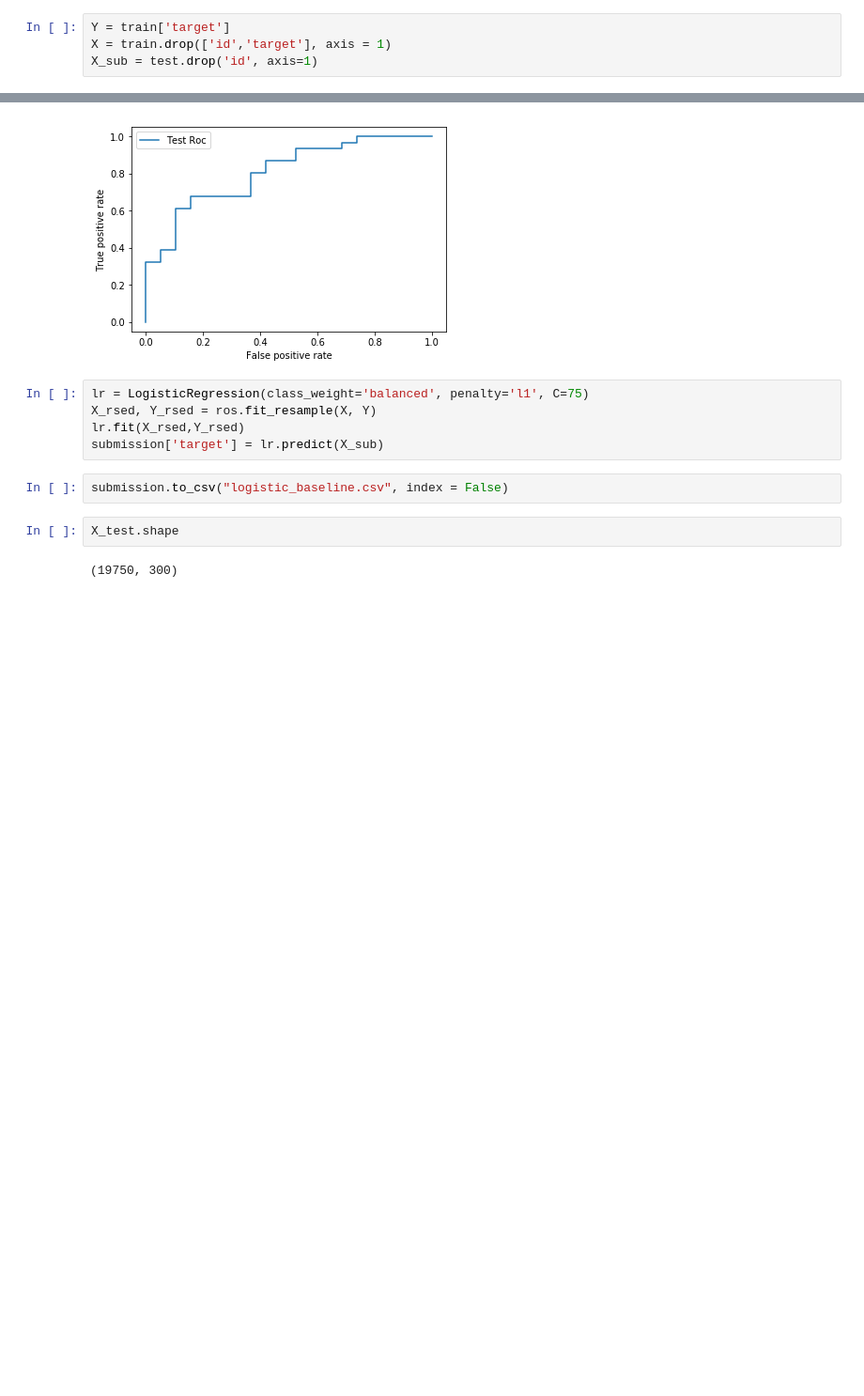
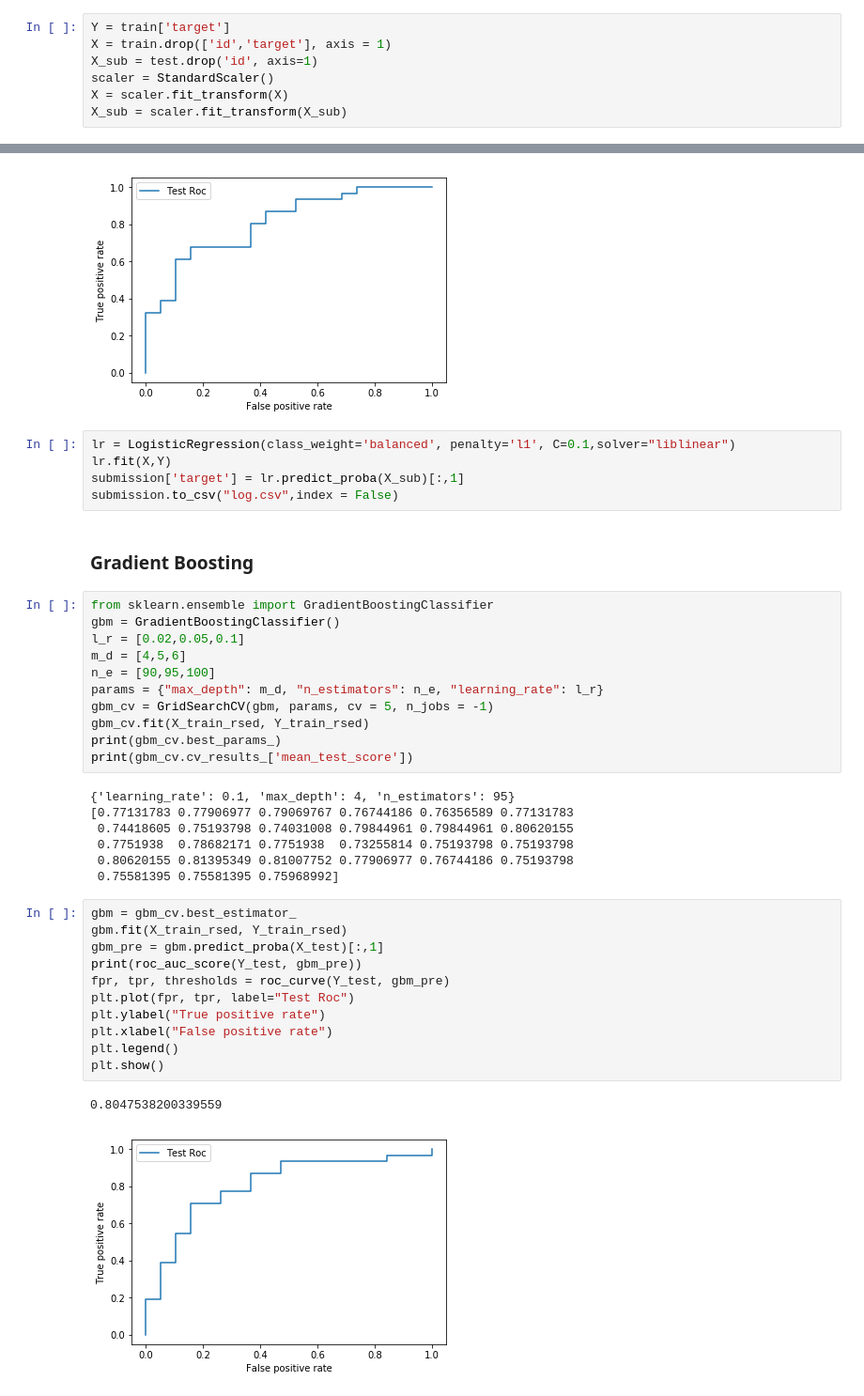
Before and after one commit to wowChelios/dontoverfit_kaggle, a Jupyter notebook: dontoverfit.ipynb, the cells around one changed output, grey strips where cells are left out. Shown: that part at 94% size. Drawn from its saved outputs; the diff is of its cells as text; blank space fills up the shorter version.

```diff
--- a/dontoverfit.ipynb
+++ b/dontoverfit.ipynb
@@ -25,5 +27,8 @@ print(test.shape)
 Y = train['target']
 X = train.drop(['id','target'], axis = 1)
 X_sub = test.drop('id', axis=1)
+scaler = StandardScaler()
+X = scaler.fit_transform(X)
+X_sub = scaler.fit_transform(X_sub)
 # %% [markdown]
 ## Basic Inspection
@@ -105,13 +105,41 @@ plt.show()
 0.8081494057724957
 [figure]
 # %%
-lr = LogisticRegression(class_weight='balanced', penalty='l1', C=75)
-X_rsed, Y_rsed = ros.fit_resample(X, Y)
-lr.fit(X_rsed,Y_rsed)
-submission['target'] = lr.predict(X_sub)
+lr = LogisticRegression(class_weight='balanced', penalty='l1', C=0.1,solver="liblinear")
+lr.fit(X,Y)
+submission['target'] = lr.predict_proba(X_sub)[:,1]
+submission.to_csv("log.csv",index = False)
-# %%
-submission.to_csv("logistic_baseline.csv", index = False)
-# %%
-X_test.shape
-# %% [output]
-(19750, 300)
+# %% [markdown]
+### Gradient Boosting
+# %%
+from sklearn.ensemble import GradientBoostingClassifier
+gbm = GradientBoostingClassifier()
+l_r = [0.02,0.05,0.1]
+m_d = [4,5,6]
+n_e = [90,95,100]
+params = {"max_depth": m_d, "n_estimators": n_e, "learning_rate": l_r}
+gbm_cv = GridSearchCV(gbm, params, cv = 5, n_jobs = -1)
+gbm_cv.fit(X_train_rsed, Y_train_rsed)
+print(gbm_cv.best_params_)
+print(gbm_cv.cv_results_['mean_test_score'])
+# %% [output]
+{'learning_rate': 0.1, 'max_depth': 4, 'n_estimators': 95}
+[0.77131783 0.77906977 0.79069767 0.76744186 0.76356589 0.77131783
+ 0.74418605 0.75193798 0.74031008 0.79844961 0.79844961 0.80620155
+ 0.7751938  0.78682171 0.7751938  0.73255814 0.75193798 0.75193798
+ 0.80620155 0.81395349 0.81007752 0.77906977 0.76744186 0.75193798
+ 0.75581395 0.75581395 0.75968992]
+# %%
+gbm = gbm_cv.best_estimator_
+gbm.fit(X_train_rsed, Y_train_rsed)
+gbm_pre = gbm.predict_proba(X_test)[:,1]
+print(roc_auc_score(Y_test, gbm_pre))
+fpr, tpr, thresholds = roc_curve(Y_test, gbm_pre)
+plt.plot(fpr, tpr, label="Test Roc")
+plt.ylabel("True positive rate")
+plt.xlabel("False positive rate")
+plt.legend()
+plt.show()
+# %% [output]
+0.8047538200339559
+[figure, added]
```
Also changed, not shown: parts of 9 cells of this notebook, 3 other files.
